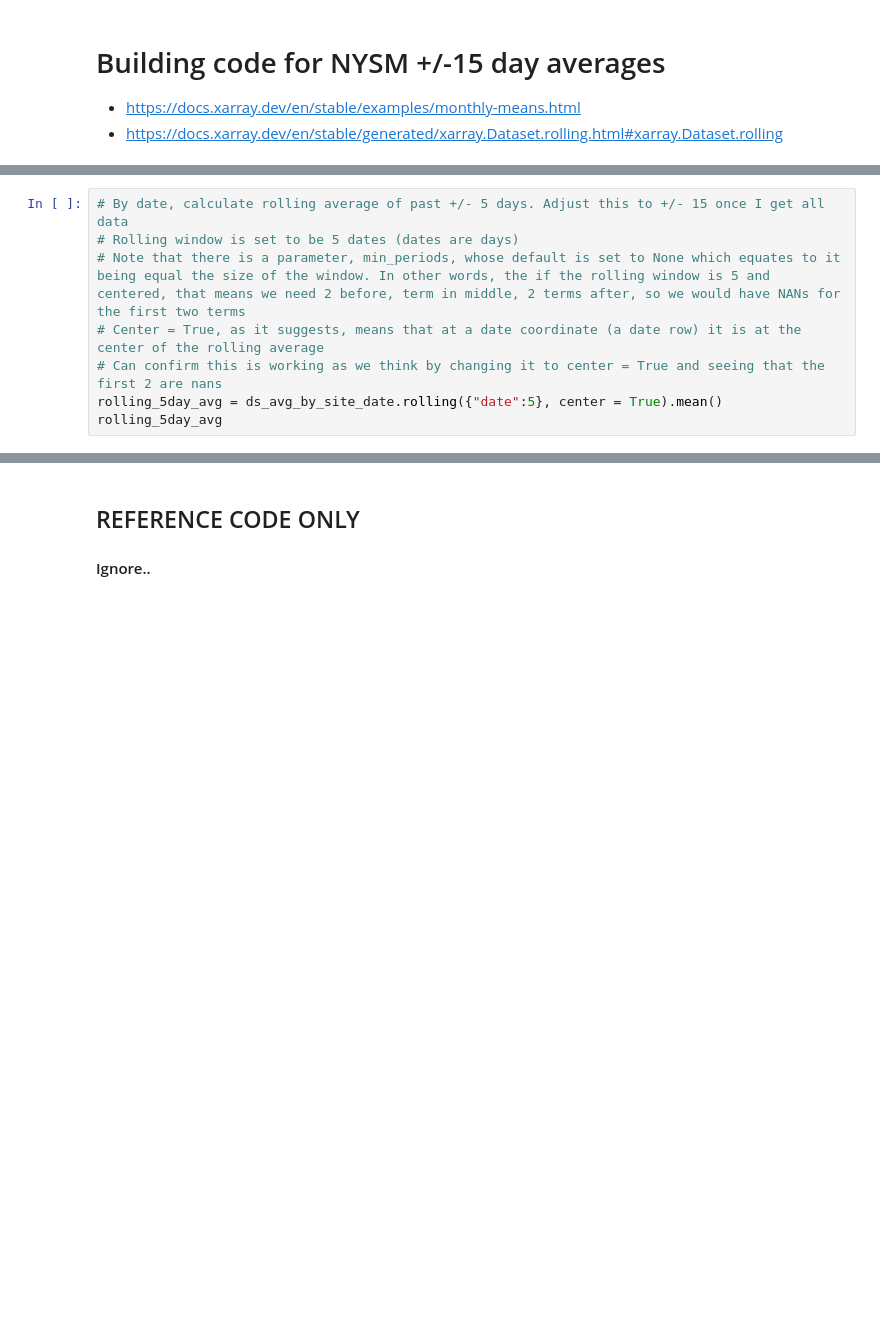
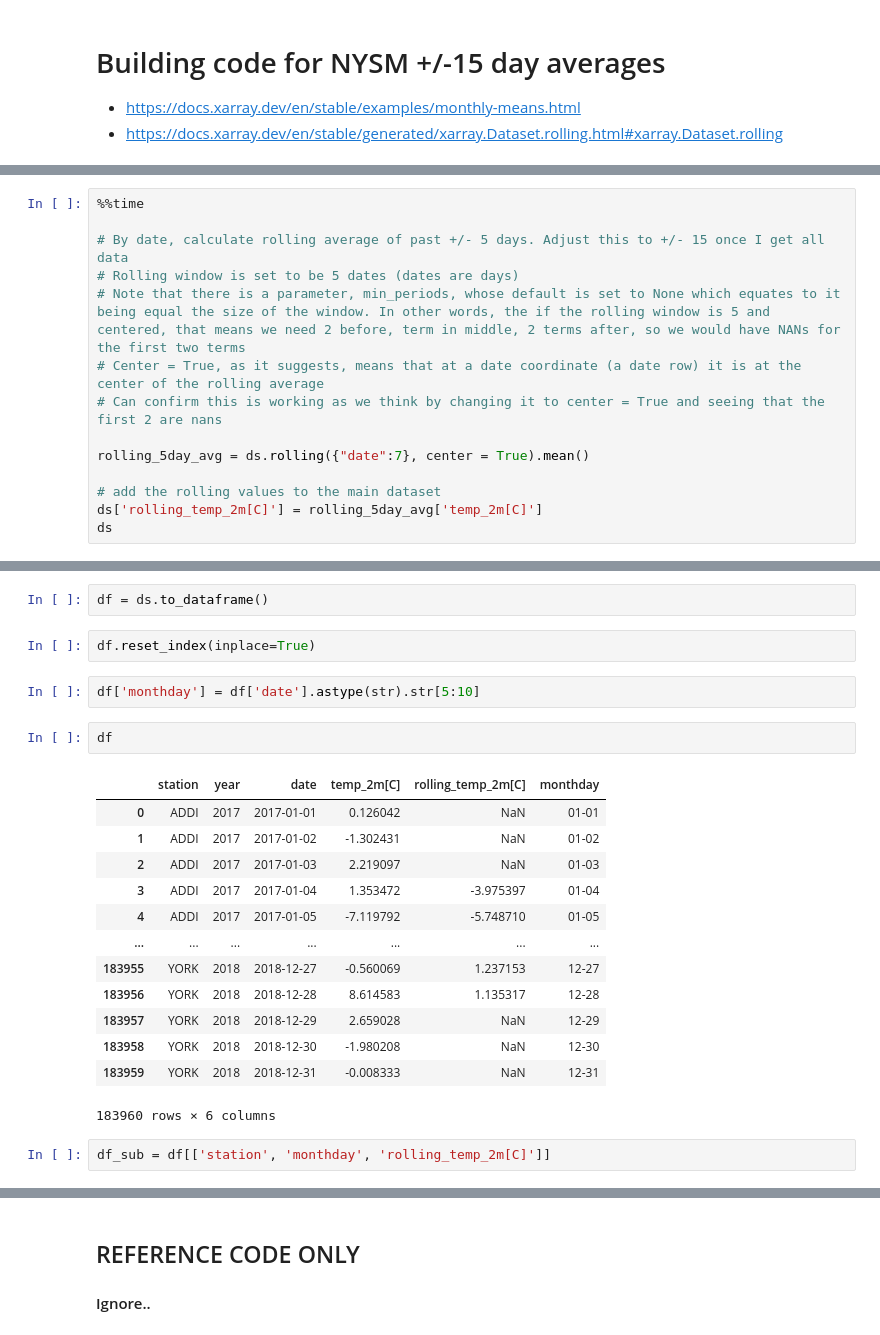
Before and after one commit to cgsutter/ATM622-General-Circulation, a Jupyter notebook: testing/NYSM_trends.ipynb, the cells around one changed output, grey strips where cells are left out. Cells and saved outputs as stored; diff of their text form; blank space fills up the shorter version.

Commit message:
NYSM anomalous temperatures for rolling 15-day and over 6 years

```diff
--- a/testing/NYSM_trends.ipynb
+++ b/testing/NYSM_trends.ipynb
@@ -81,9 +209,15 @@ Data variables: (12/28)
 # %%
+%%time
+
 # By date, calculate rolling average of past +/- 5 days. Adjust this to +/- 15 once I get all data
 # Rolling window is set to be 5 dates (dates are days)
 # Note that there is a parameter, min_periods, whose default is set to None which equates to it being equal the size of the window. In other words, the if the rolling window is 5 and centered, that means we need 2 before, term in middle, 2 terms after, so we would have NANs for the first two terms
 # Center = True, as it suggests, means that at a date coordinate (a date row) it is at the center of the rolling average
 # Can confirm this is working as we think by changing it to center = True and seeing that the first 2 are nans
-rolling_5day_avg = ds_avg_by_site_date.rolling({"date":5}, center = True).mean()
-rolling_5day_avg
+
+rolling_5day_avg = ds.rolling({"date":7}, center = True).mean()
+
+# add the rolling values to the main dataset
+ds['rolling_temp_2m[C]'] = rolling_5day_avg['temp_2m[C]']
+ds
 # %% [output]
@@ -108,0 +269,24 @@ Data variables: (12/28)
+# %%
+df = ds.to_dataframe()
+# %%
+df.reset_index(inplace=True)
+# %%
+df['monthday'] = df['date'].astype(str).str[5:10]
+# %%
+df
+# %% [output]
+|  | station | year | date | temp_2m[C] | rolling_temp_2m[C] | monthday |
+| 0 | ADDI | 2017 | 2017-01-01 | 0.126042 | NaN | 01-01 |
+| 1 | ADDI | 2017 | 2017-01-02 | -1.302431 | NaN | 01-02 |
+| 2 | ADDI | 2017 | 2017-01-03 | 2.219097 | NaN | 01-03 |
+| 3 | ADDI | 2017 | 2017-01-04 | 1.353472 | -3.975397 | 01-04 |
+| 4 | ADDI | 2017 | 2017-01-05 | -7.119792 | -5.748710 | 01-05 |
+| ... | ... | ... | ... | ... | ... | ... |
+| 183955 | YORK | 2018 | 2018-12-27 | -0.560069 | 1.237153 | 12-27 |
+| 183956 | YORK | 2018 | 2018-12-28 | 8.614583 | 1.135317 | 12-28 |
+| 183957 | YORK | 2018 | 2018-12-29 | 2.659028 | NaN | 12-29 |
+| 183958 | YORK | 2018 | 2018-12-30 | -1.980208 | NaN | 12-30 |
+| 183959 | YORK | 2018 | 2018-12-31 | -0.008333 | NaN | 12-31 |
+183960 rows × 6 columns
+# %%
+df_sub = df[['station', 'monthday', 'rolling_temp_2m[C]']]
```
Also changed, not shown: parts of 62 cells of this notebook, 1 other file.
